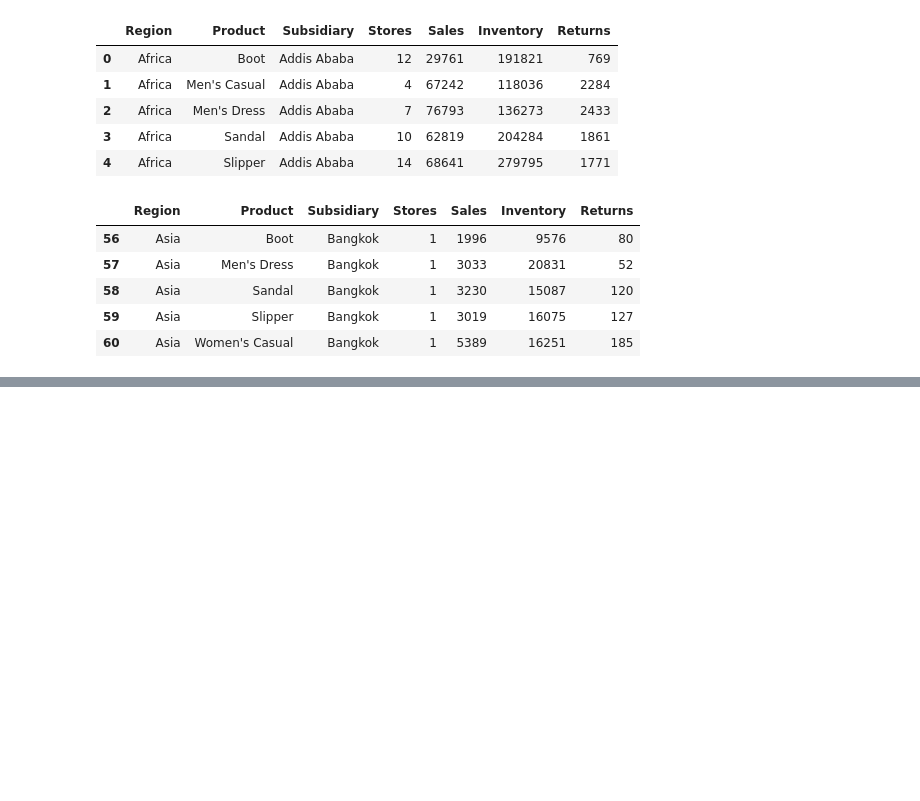
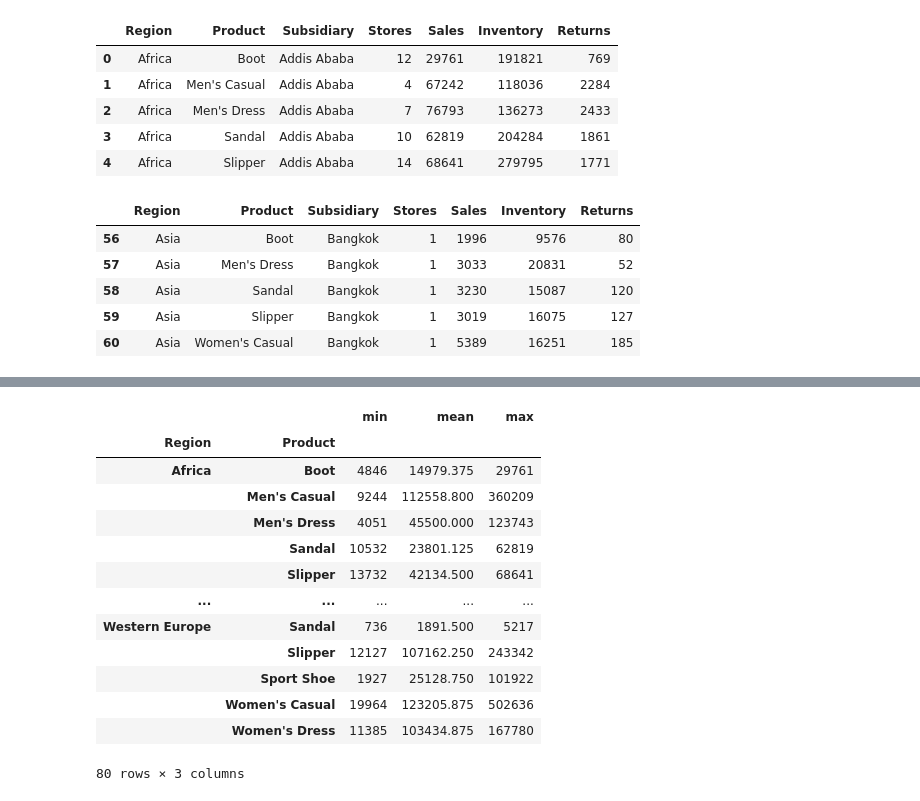
Before and after one commit to jahnavitelsang/DATASCIENCE, a Jupyter notebook: PYTHON.ipynb, the cells around one changed output, grey strips where cells are left out. Saved outputs shown, nothing was run; the diff lists cells and outputs as text; code cells hidden in the pictures; blank space fills up the shorter version.

```diff
--- a/PYTHON.ipynb
+++ b/PYTHON.ipynb
@@ -973,0 +1091,17 @@ df[df['Region'] != 'Africa'].head()
+# %%
+df.groupby(['Region','Product'])['Sales'].agg(['min','mean','max'])     #regionwise prducts aggreation value#
+# %% [output]
+|  |  | min | mean | max |
+| Region | Product |  |  |  |
+| Africa | Boot | 4846 | 14979.375 | 29761 |
+|  | Men's Casual | 9244 | 112558.800 | 360209 |
+|  | Men's Dress | 4051 | 45500.000 | 123743 |
+|  | Sandal | 10532 | 23801.125 | 62819 |
+|  | Slipper | 13732 | 42134.500 | 68641 |
+| ... | ... | ... | ... | ... |
+| Western Europe | Sandal | 736 | 1891.500 | 5217 |
+|  | Slipper | 12127 | 107162.250 | 243342 |
+|  | Sport Shoe | 1927 | 25128.750 | 101922 |
+|  | Women's Casual | 19964 | 123205.875 | 502636 |
+|  | Women's Dress | 11385 | 103434.875 | 167780 |
+80 rows × 3 columns
```
Also changed, not shown: parts of 15 cells of this notebook.
